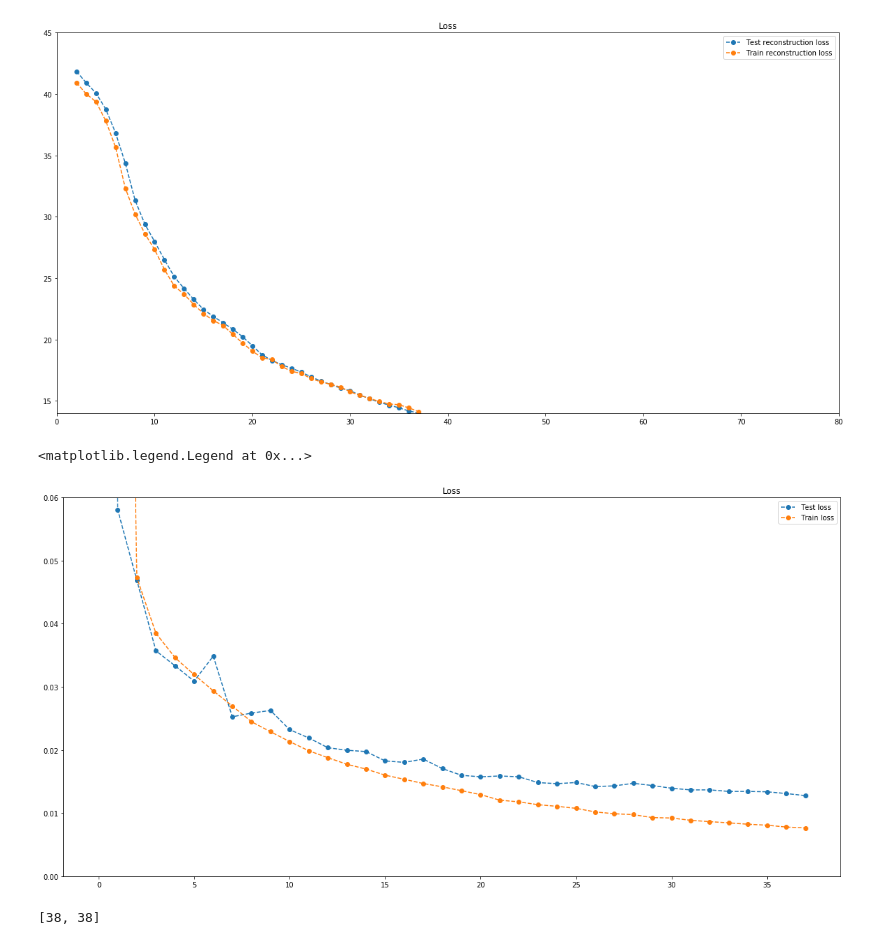
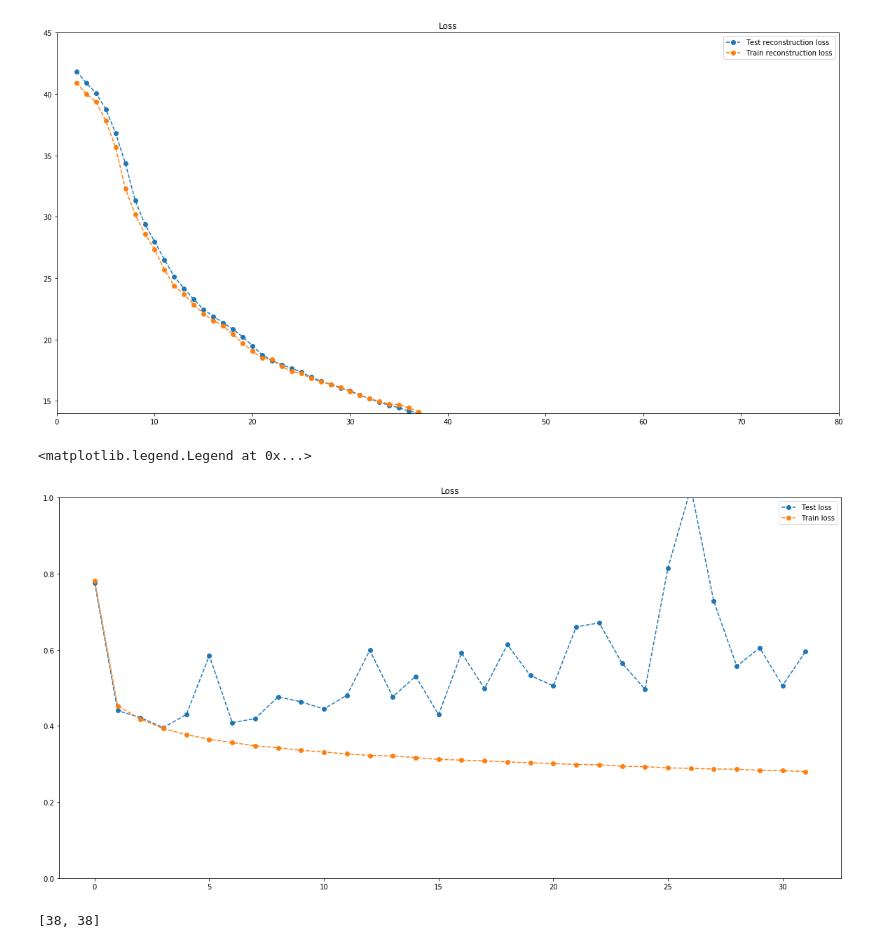
Before and after one commit to ethanleet/CapsNet, a Jupyter notebook: Statistics plotting.ipynb, the cells around one changed output. Cells and saved outputs as stored; diff of their text form; code cells hidden in the pictures.

```diff
--- a/Statistics plotting.ipynb
+++ b/Statistics plotting.ipynb
@@ -5,7 +5,7 @@ import matplotlib.pyplot as plt
 import numpy as np
 %matplotlib inline
 LOG_DIR = "logs"
-filename= "log-1527734125.593868.txt"
+filename= "log-1527981230.9914725.txt"
 path = os.path.join(LOG_DIR, filename)
 data = pd.read_csv(path,skipinitialspace=True)
 # %%
@@ -43,14 +43,14 @@ plt.legend()
 # %%
 
 plt.figure(figsize=(20,10))
 plt.title("Loss")
-plt.ylim([0,0.06])
+plt.ylim([0,1])
 plt.plot(data.test_loss, '--o', label='Test loss')
 plt.plot(data.train_loss, '--o', label='Train loss')
 plt.legend()
 # %% [output]
 <matplotlib.legend.Legend at 0x...>
-[figure, old version]
+[figure, new version]
 # %%
 [len(data.test_accuracy),len(data.test_accuracy)]
 # %% [output]
```
Also changed, not shown: parts of 1 cell of this notebook, 2 other files.
